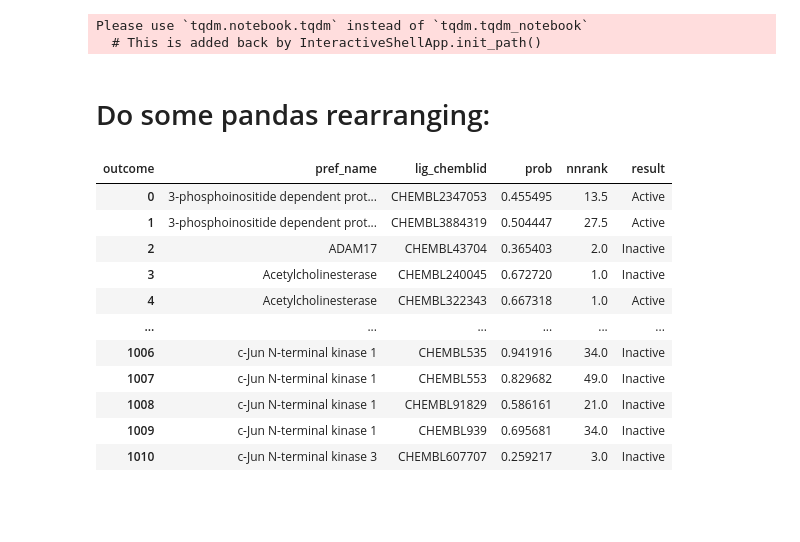
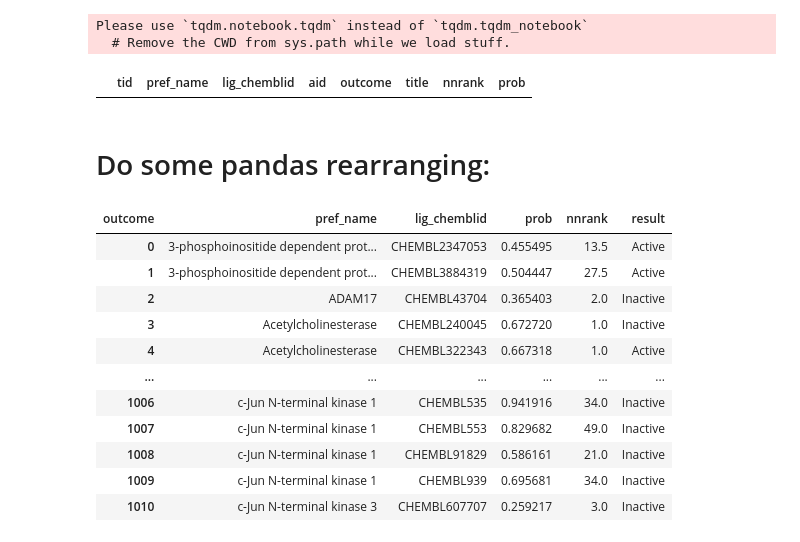
Before and after one commit to ljmartin/molrec, a Jupyter notebook: 4_pubchem_validation/analysis.ipynb, the cells around one changed output. Drawn from its saved outputs; the diff is of its cells as text; code cells hidden in the pictures; blank space fills up the shorter version.

```diff
--- a/4_pubchem_validation/analysis.ipynb
+++ b/4_pubchem_validation/analysis.ipynb
@@ -20,11 +162,10 @@ import pandas as pd
 
 df = pd.DataFrame(columns=['tid', 'pref_name', 'lig_chemblid', 'aid', 'outcome', 'title','nnrank', 'prob'])
 count = 0
-acts = list()
 
-inacts= list()
-probs= list()
-nns = list()
+ndf = pd.DataFrame(columns=['tid', 'pref_name', 'lig_chemblid', 'aid', 'outcome', 'title','nnrank', 'prob'])
+ncount = 0
+
 for pred in tqdm.tqdm_notebook(pcv.predictions.keys()):
     lig, targ = pred.split(':')
     try:
@@ -38,9 +179,6 @@ for pred in tqdm.tqdm_notebook(pcv.predictions.keys()):
     except:
         continue
 
-    act = 0
-    inact = 0
-    unspec = 0
 
     nn = pcv.predictions[pred]['nn']
     prob = float(pcv.predictions[pred]['prob'])
@@ -50,33 +188,23 @@ for pred in tqdm.tqdm_notebook(pcv.predictions.keys()):
         title = a[2]
         clean_title = pcv.clean_text(title)
 
+        if targ==62:
+            ndf.loc[count] = [tid, pref_name, ligand_chemblid, aid, outcome, title, nn, prob]
+            ncount+=1
 
         num = len(set(target_synonyms).intersection(clean_title.split()))
         if num>0:
             outcome =  a[1]
-            if outcome=='Unspecified':
-                unspec+=1
-            if outcome=='Active':
-                act+=1
-            if outcome=='Inactive':
-                inact+=1
             if outcome in ['Active', 'Inactive']:
                 df.loc[count] = [tid, pref_name, ligand_chemblid, aid, outcome, title, nn, prob]
                 count+=1
-    if sum([act, inact])>0:
-
-        nns.append(nn)
-        acts.append(act)
-        inacts.append(inact)
-        probs.append(float(prob))
-
-acts = np.array(acts)
-inacts = np.array(inacts)
-nns =np.array(nns)
-probs = np.array(probs)
 # %% [output]
 Please use `tqdm.notebook.tqdm` instead of `tqdm.tqdm_notebook`
-  # This is added back by InteractiveShellApp.init_path()
+  # Remove the CWD from sys.path while we load stuff.
+# %%
+ndf
+# %% [output]
+|  | tid | pref_name | lig_chemblid | aid | outcome | title | nnrank | prob |
 # %% [markdown]
 # Do some pandas rearranging:
 # %%
```
Also changed, not shown: parts of 27 cells of this notebook, 8 other files.
